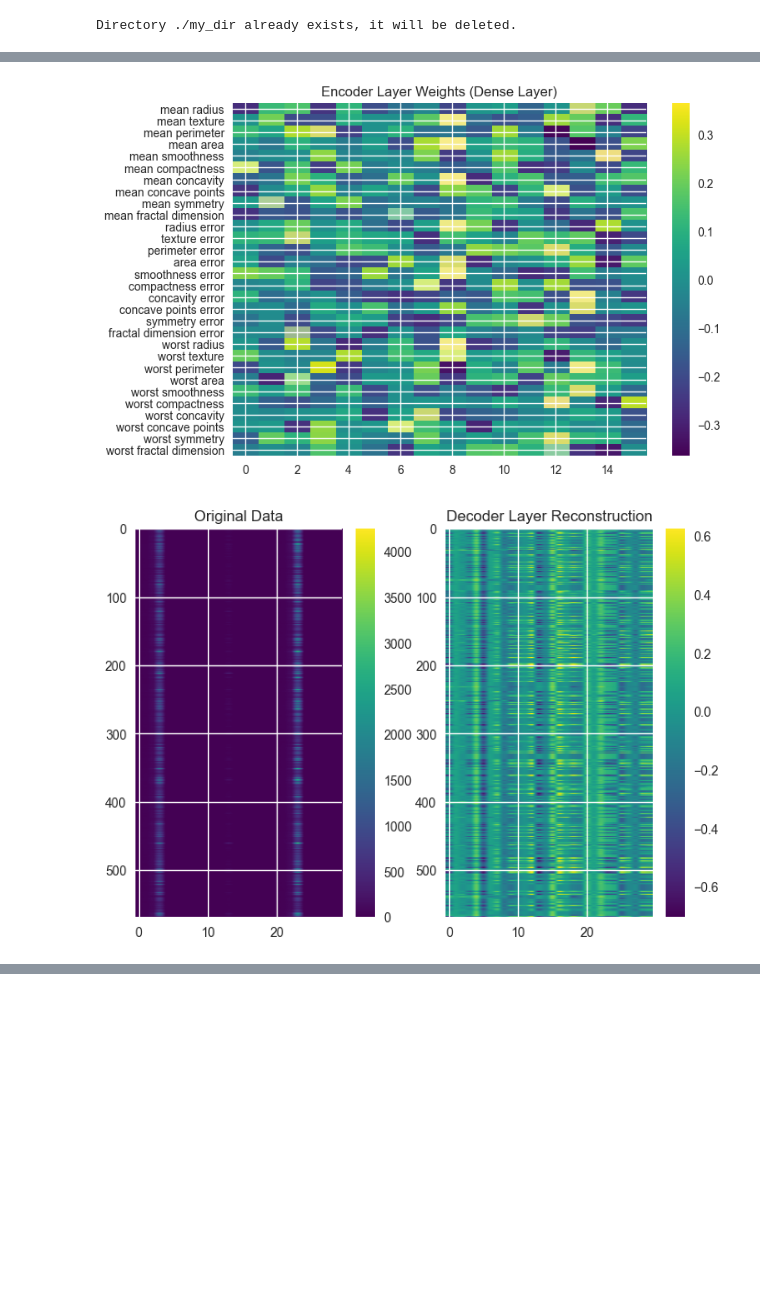
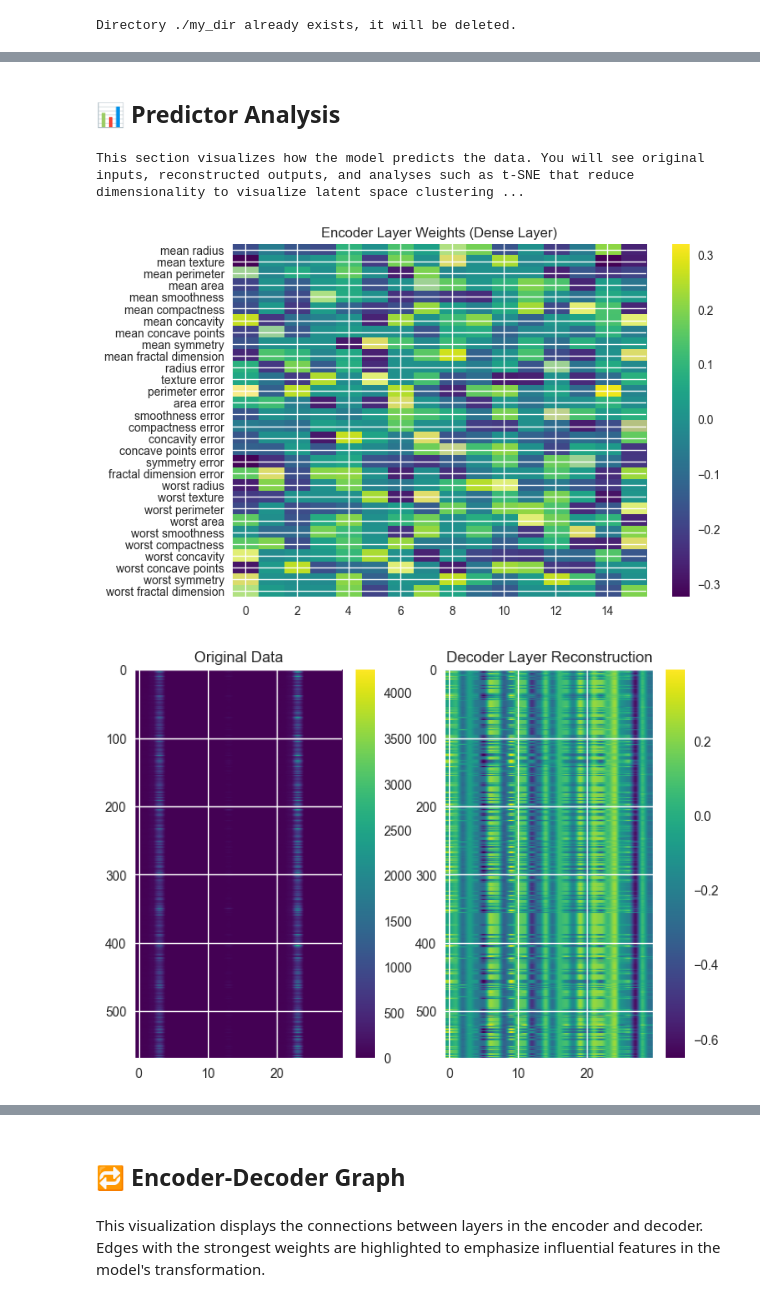
Before and after one commit to jzsmoreno/likelihood, a Jupyter notebook: examples/Deep_Models.ipynb, the cells around one changed output, grey strips where cells are left out. Saved outputs shown, nothing was run; the diff lists cells and outputs as text; code cells hidden in the pictures; blank space fills up the shorter version.

```diff
--- a/examples/Deep_Models.ipynb
+++ b/examples/Deep_Models.ipynb
@@ -237,6 +237,8 @@ Cohen's Kappa: 0.8146
 # %%
 insights = GetInsights(model, X)
-summary = insights.predictor_analyzer(frac=1.0, y_labels=y_labels)
+insights.render_html_report(frac=1.0, top_k=5, y_labels=y_labels)
 # %% [output]
+📊 Predictor Analysis
+This section visualizes how the model predicts the data. You will see original inputs, reconstructed outputs, and analyses such as t-SNE that reduce dimensionality to visualize latent space clustering ...
-[figure, old version]
+[figure, new version]
-[figure, old version]
+[figure, new version]
@@ -245,0 +248,2 @@ summary = insights.predictor_analyzer(frac=1.0, y_labels=y_labels)
+🔁 Encoder-Decoder Graph
+This visualization displays the connections between layers in the encoder and decoder. Edges with the strongest weights are highlighted to emphasize influential features in the model's transformation.
```
Also changed, not shown: parts of 8 cells of this notebook, 1 other file.
